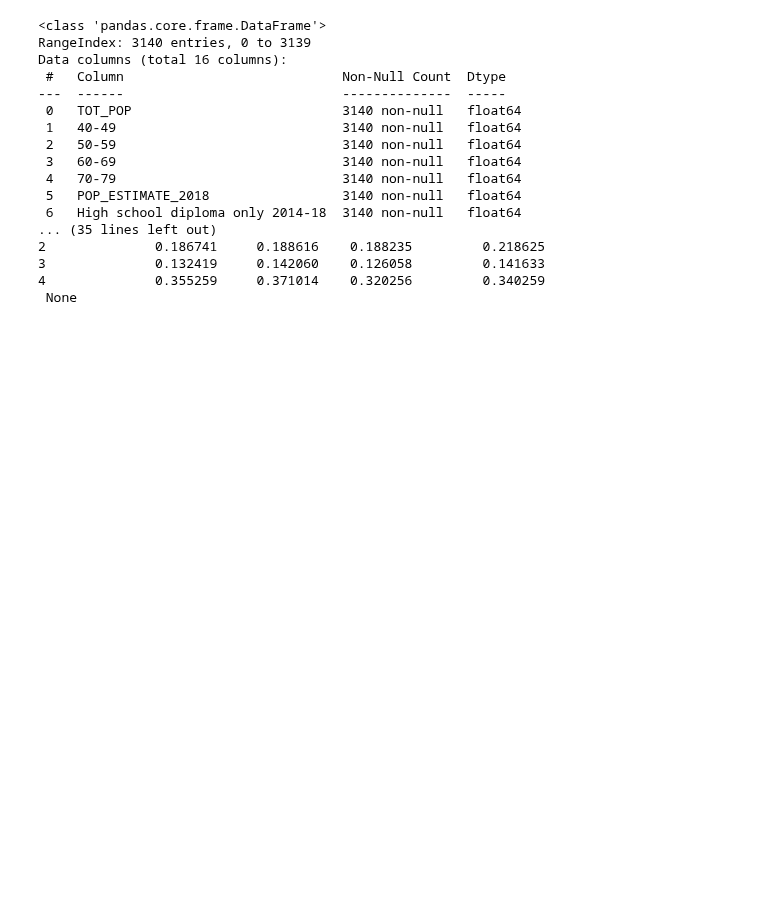
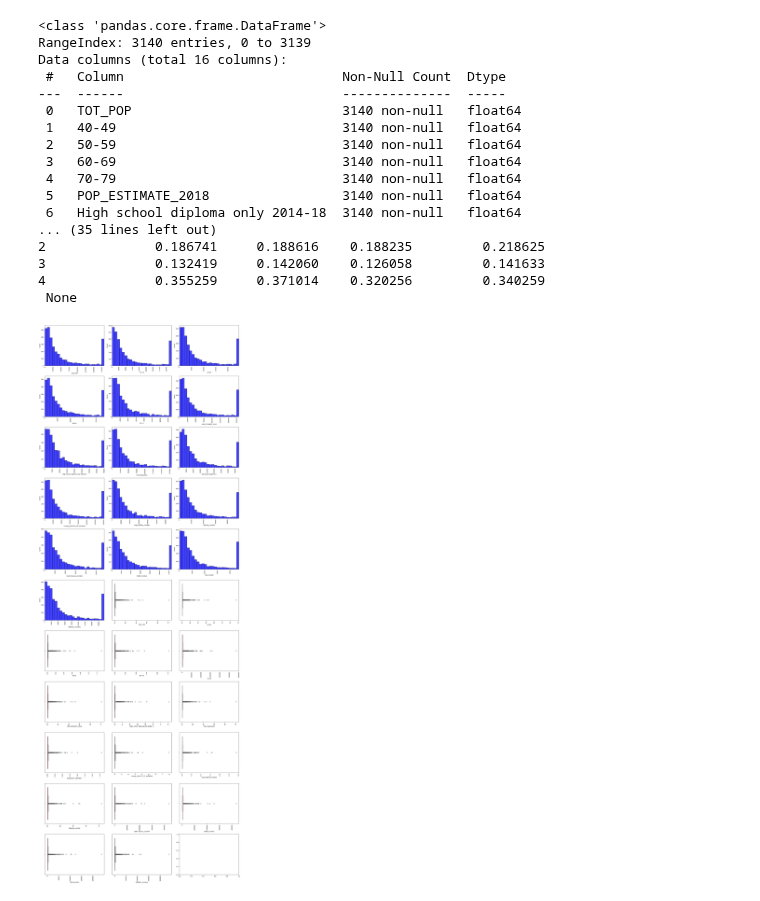
Before and after one commit to JosBerGon34/4GA.DataScience, a Jupyter notebook: src/explore.ipynb, the cells around one changed output. Drawn from its saved outputs; the diff is of its cells as text; code cells hidden in the pictures; blank space fills up the shorter version.

```diff
--- a/src/explore.ipynb
+++ b/src/explore.ipynb
@@ -260,0 +259,55 @@ Data columns (total 16 columns):
+# %%
+#4 ANálISIS UNIVARIABLE NUMERICO:
+import matplotlib.pyplot as plt
+import seaborn as sns
+import math
+df_graf_col = pd.DataFrame(df_rd_col, columns=['TOT_POP',"40-49","50-59","60-69","70-79","POP_ESTIMATE_2018",'High school diploma only 2014-18', 'Total Population',"Population Aged 60+","county_pop2018_18 and older","anycondition_number","Obesity_number","Heart disease_number",'COPD_number','CKD_number', 'diabetes_number'])
+df_graf_sol = pd.DataFrame(df_rd_sol, columns=['TOT_POP',"40-49","50-59","60-69","70-79","POP_ESTIMATE_2018",'High school diploma only 2014-18', 'Total Population',"Population Aged 60+","county_pop2018_18 and older","anycondition_number","Obesity_number","Heart disease_number",'COPD_number','CKD_number', 'diabetes_number'])
+def GrafUniNum(df_no_outliers, df_with_outliers, hist_vars, box_vars):
+  """
+  Creamos un conjunto de graficos, los histogramas sin outliers para presenciar mejor la distribucion,
+  los graficos de caja con outliers para visualizarlos.
+  Args:
+      df_no_outliers
+      df_with_outliers
+      hist_vars: lista de nombres de columnas.
+      box_vars: lista de nombres de columnas.
+  """
+
+  num_hist_vars = len(hist_vars)  #Determinamos el numero de variables para el histograma sin Ol's
+  num_box_vars = len(box_vars)  #Determinamos el numero de variables para los graficos de caja con Ol's
+  total_vars = num_hist_vars + num_box_vars
+
+  #Determinamos la cuadricula de graficos optima, evitando el zero
+  if total_vars <= 4:
+    row, col = 2, 2
+  elif total_vars <= 6:
+    row, col = 2, 3
+  else:
+    # Usaremos una rejilla de graficos variablen en caso de exceder los casos anteriores.
+    row = math.ceil(total_vars / 3)
+    col = 3
+  fig, axs = plt.subplots(row, col, figsize=(20, 5 * row))
+  i = 0
+  for var in hist_vars:
+    row_index = i // col
+    col_index = i % col
+    sns.histplot(ax=axs[row_index, col_index], data=df_no_outliers, x=var, color="blue")
+    max_val_no_outliers = df_no_outliers[var].max()
+    axs[row_index, col_index].set_xlim(0, max_val_no_outliers)
+    axs[row_index, col_index].set_xticklabels(axs[row_index, col_index].get_xticklabels(), rotation=90)
+    i += 1
+  for var in box_vars:
+    row_index = i // col
+    col_index = i % col
+    sns.boxplot(ax=axs[row_index, col_index], data=df_with_outliers, x=var, color="red")
+    axs[row_index, col_index].set_xticklabels(axs[row_index, col_index].get_xticklabels(), rotation=90)
+    i += 1
+  plt.tight_layout()
+  plt.show()
+#Preparamos la llamada a la funcion y el input
+hist_vars = ['TOT_POP',"40-49","50-59","60-69","70-79","POP_ESTIMATE_2018",'High school diploma only 2014-18', 'Total Population',"Population Aged 60+","county_pop2018_18 and older","anycondition_number","Obesity_number","Heart disease_number",'COPD_number','CKD_number', 'diabetes_number']
+box_vars = ['TOT_POP',"40-49","50-59","60-69","70-79","POP_ESTIMATE_2018",'High school diploma only 2014-18', 'Total Population',"Population Aged 60+","county_pop2018_18 and older","anycondition_number","Obesity_number","Heart disease_number",'COPD_number','CKD_number', 'diabetes_number']
+GrafUniNum(df_graf_sol, df_graf_col, hist_vars, box_vars)
+# %% [output]
+[figure, added]
```
Also changed, not shown: parts of 1 cell of this notebook.
